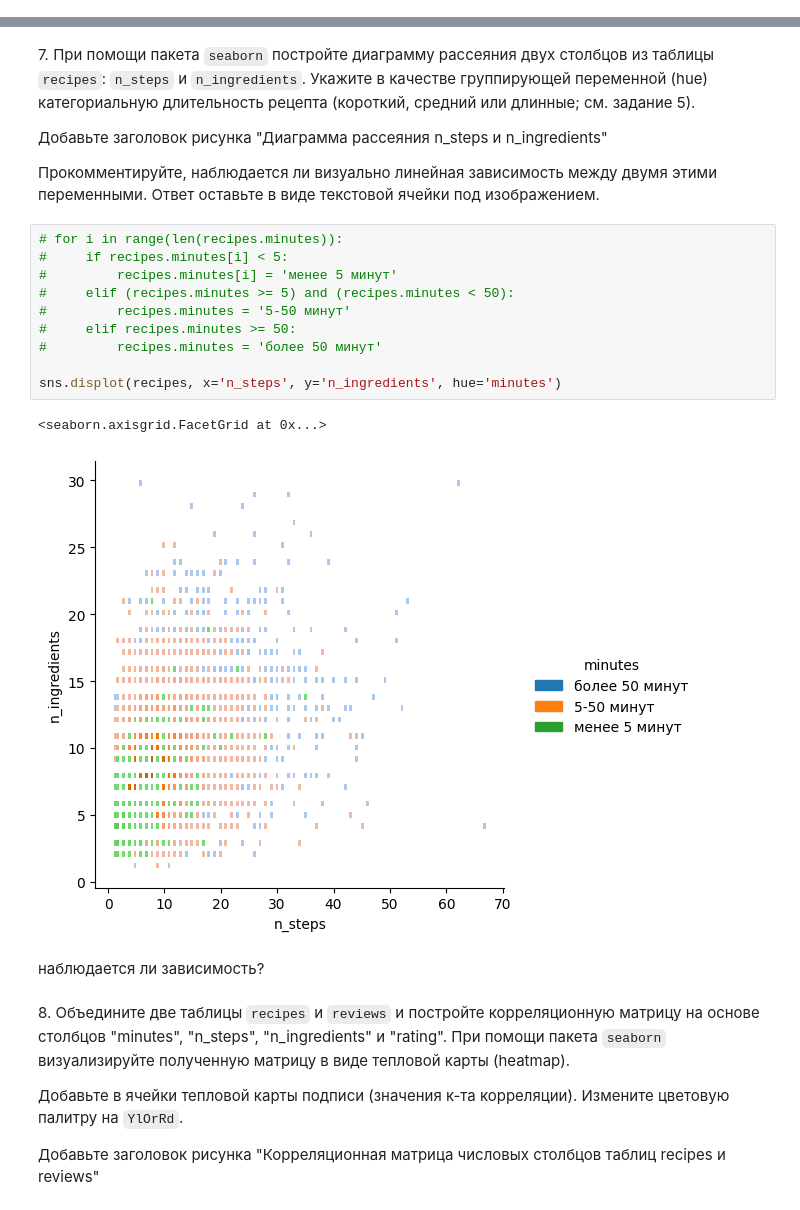
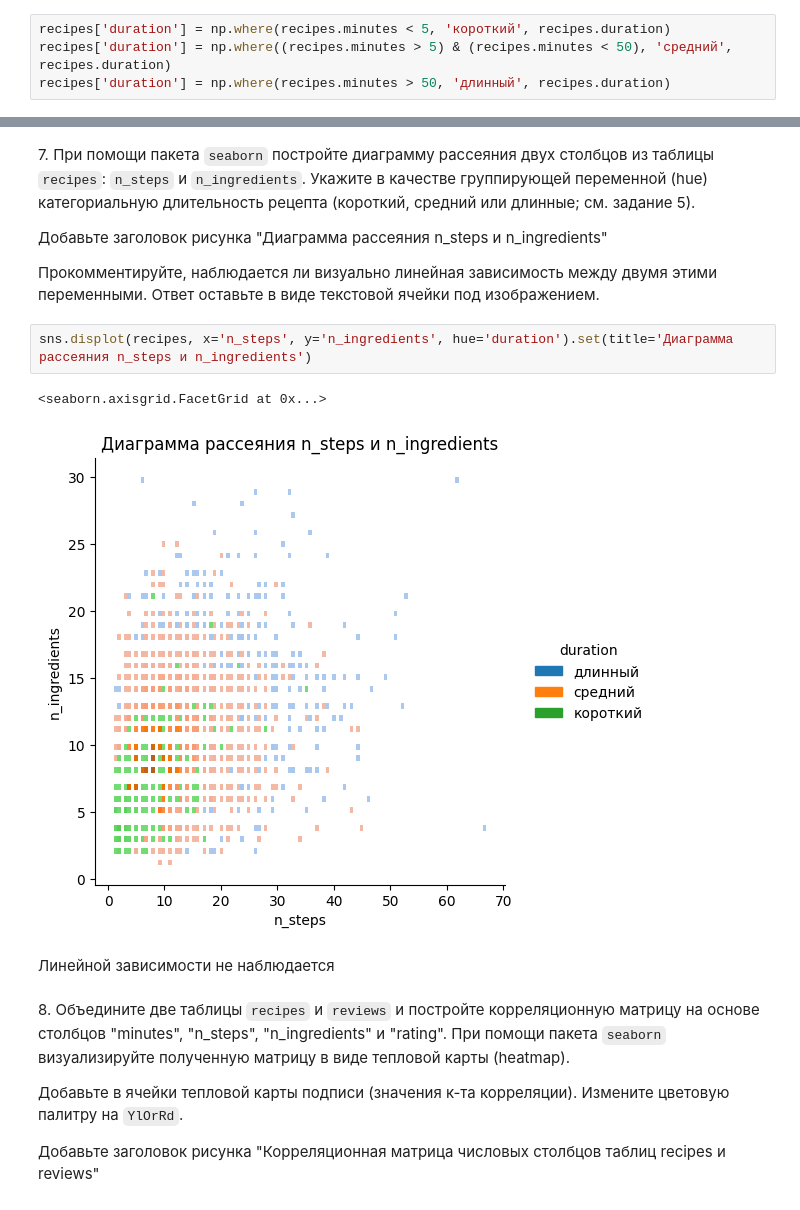
Before and after one commit to inmyfavor/Laboratornaya-rabota-5, a Jupyter notebook: 05_visualization.ipynb, the cells around one changed output, grey strips where cells are left out. Drawn from its saved outputs; the diff is of its cells as text.

```diff
--- a/05_visualization.ipynb
+++ b/05_visualization.ipynb
@@ -282,0 +239,4 @@ Text(0.5, 1.0, 'Размеры групп рецептов')
+# %%
+recipes['duration'] = np.where(recipes.minutes < 5, 'короткий', recipes.duration)
+recipes['duration'] = np.where((recipes.minutes > 5) & (recipes.minutes < 50), 'средний', recipes.duration)
+recipes['duration'] = np.where(recipes.minutes > 50, 'длинный', recipes.duration)
@@ -307,20 +288,12 @@ Text(0.5, 0.98, 'Гистограммы рейтинга отзывов в 2008
 
 Прокомментируйте, наблюдается ли визуально линейная зависимость между двумя этими переменными. Ответ оставьте в виде текстовой ячейки под изображением.
 # %%
-# for i in range(len(recipes.minutes)):
-#     if recipes.minutes[i] < 5:
-#         recipes.minutes[i] = 'менее 5 минут'
-#     elif (recipes.minutes >= 5) and (recipes.minutes < 50):
-#         recipes.minutes = '5-50 минут'
-#     elif recipes.minutes >= 50:
-#         recipes.minutes = 'более 50 минут'
-
-sns.displot(recipes, x='n_steps', y='n_ingredients', hue='minutes')
+sns.displot(recipes, x='n_steps', y='n_ingredients', hue='duration').set(title='Диаграмма рассеяния n_steps и n_ingredients')
 # %% [output]
 <seaborn.axisgrid.FacetGrid at 0x...>
-[figure, old version]
+[figure, new version]
 # %% [markdown]
-наблюдается ли зависимость?
+Линейной зависимости не наблюдается
 # %% [markdown]
 8\. Объедините две таблицы `recipes` и `reviews` и постройте корреляционную матрицу на основе столбцов "minutes", "n_steps", "n_ingredients" и "rating". При помощи пакета `seaborn` визуализируйте полученную матрицу в виде тепловой карты (heatmap).
 
```
Also changed, not shown: parts of 8 cells of this notebook.
